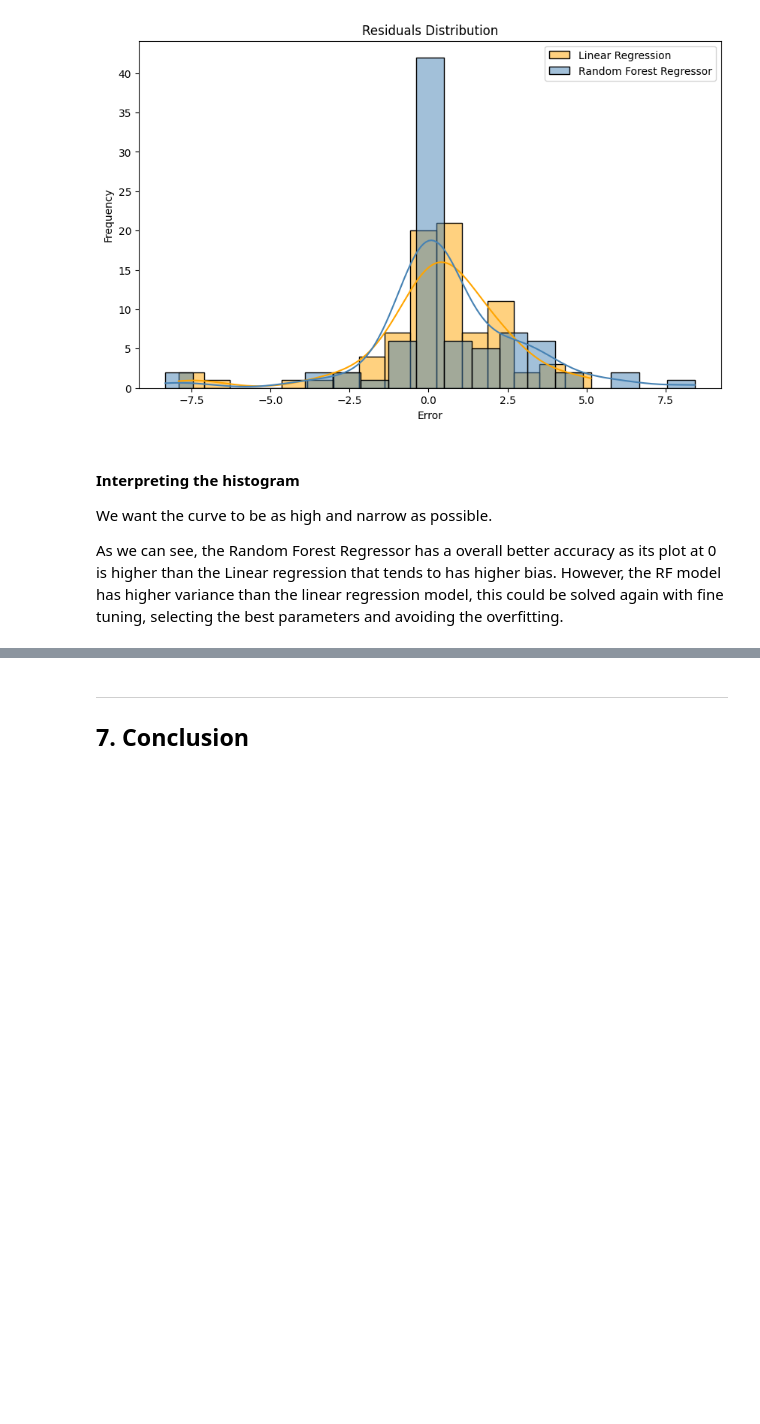
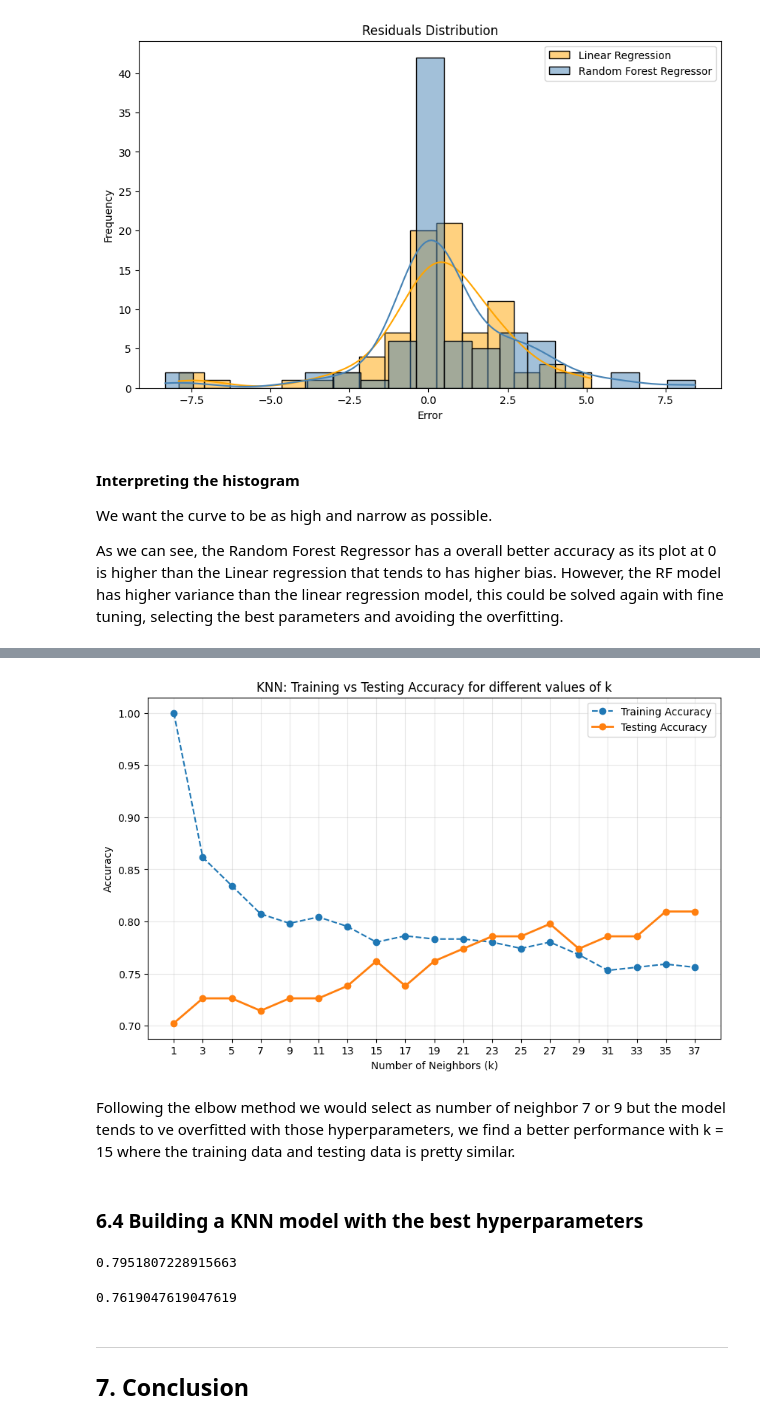
Before and after one commit to Carlos-PC05/FinalProjectCS-362, a Jupyter notebook: FinalReport_SP26_RV_PC_MASTERFILE.ipynb, the cells around one changed output, grey strips where cells are left out. Drawn from its saved outputs; the diff is of its cells as text; code cells hidden in the pictures; blank space fills up the shorter version.

Commit message:
Built best possible knn model

```diff
--- a/FinalReport_SP26_RV_PC_MASTERFILE.ipynb
+++ b/FinalReport_SP26_RV_PC_MASTERFILE.ipynb
@@ -1215,0 +1210,6 @@ In this section, we use classification to ...
+# %%
+label_map = {0:0, 0.5:1, 1.0:2, 2.0:3}
+y_clf_train = y_clf_train.map(label_map)
+
+y_clf_test = y_clf_test.map(label_map)
+y_clf_test.dropna()
@@ -1215,0 +1232,8 @@ In this section, we use classification to ...
+# %%
+#Create the StandardScaler
+std_scaler = StandardScaler()
+#apply fit_transform
+X_train_scaled = std_scaler.fit_transform(X_train)
+X_test_scaled = std_scaler.transform(X_test)
+#Visualize dataset
+X_train_scaled
@@ -1216,3 +1258,59 @@ In this section, we use classification to ...
+# %%
+#Initialize dictionaries for both
+train_accuracies = {}
+test_accuracies = {}
+k_values = range(1, 39, 2)
+
+for k in k_values:
+    #fit on training data
+    model = KNeighborsClassifier(n_neighbors=k)
+    model.fit(X_train_scaled, y_clf_train)
+
+    # Record Training Accuracy
+    train_accuracies[k] = model.score(X_train_scaled, y_clf_train)
+
+    # Record Testing Accuracy
+    test_accuracies[k] = model.score(X_test_scaled, y_clf_test)
+
+#Plotting
+plt.figure(figsize=(10, 6))
+
+# Plot Training
+plt.plot(k_values, list(train_accuracies.values()),
+         label="Training Accuracy", marker="o", linestyle='--')
+
+# Plot Testing
+plt.plot(k_values, list(test_accuracies.values()),
+         label="Testing Accuracy", marker="o", linewidth=2)
+
+plt.title("KNN: Training vs Testing Accuracy for different values of k")
+plt.xlabel('Number of Neighbors (k)')
+plt.ylabel('Accuracy')
+plt.xticks(k_values)
+plt.legend()
+plt.grid(True, alpha=0.3)
+plt.show();
+# %% [output]
+[figure, added]
+# %% [markdown]
+Following the elbow method we would select as number of neighbor 7 or 9 but the model tends to ve overfitted with those hyperparameters, we find a better performance with k = 15 where the training data and testing data is pretty similar.
+# %% [markdown]
+### 6.4 Building a KNN model with the best hyperparameters
+# %%
+model = KNeighborsClassifier(
+    n_neighbors = 15,
+    p = 1
+)
+
+model.fit(X_train_scaled, y_clf_train)
+model.score(X_train_scaled, y_clf_train)   #Accuracy on train data
+# %% [output]
+0.7951807228915663
+# %%
+#Calculating the accuracy on testing data
+model.score(X_test_scaled, y_clf_test)
+# %% [output]
+0.7619047619047619
 # %% [markdown]
 ---
 
```
Also changed, not shown: parts of 6 cells of this notebook.
